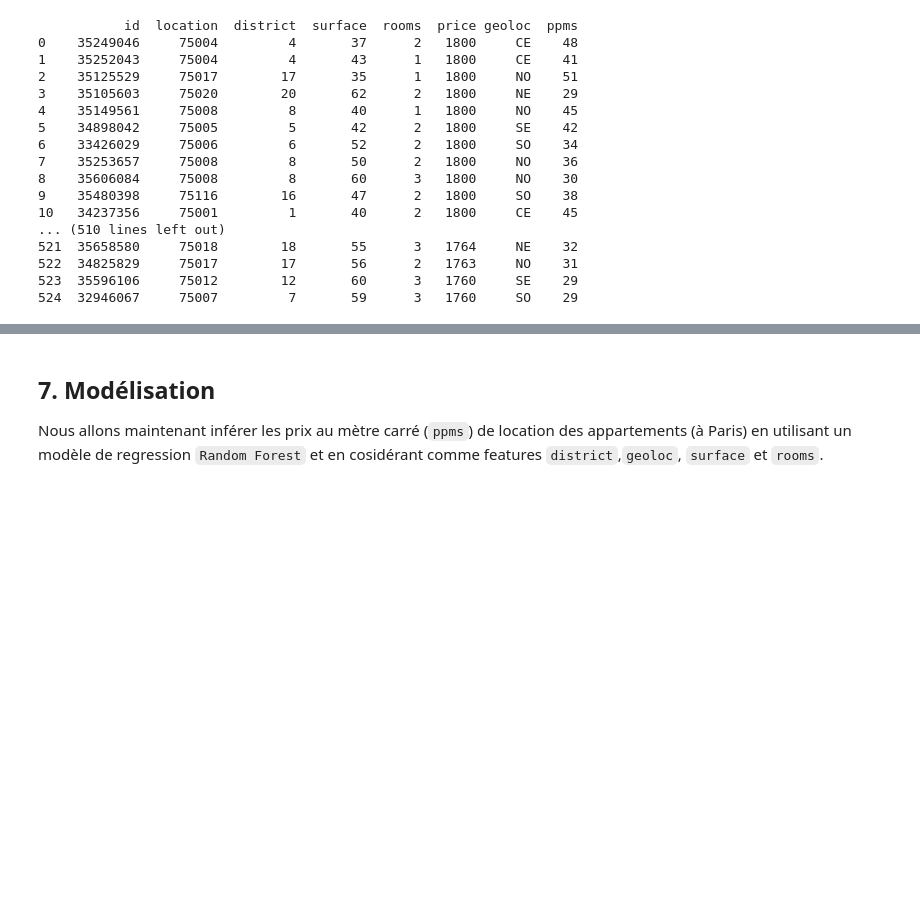
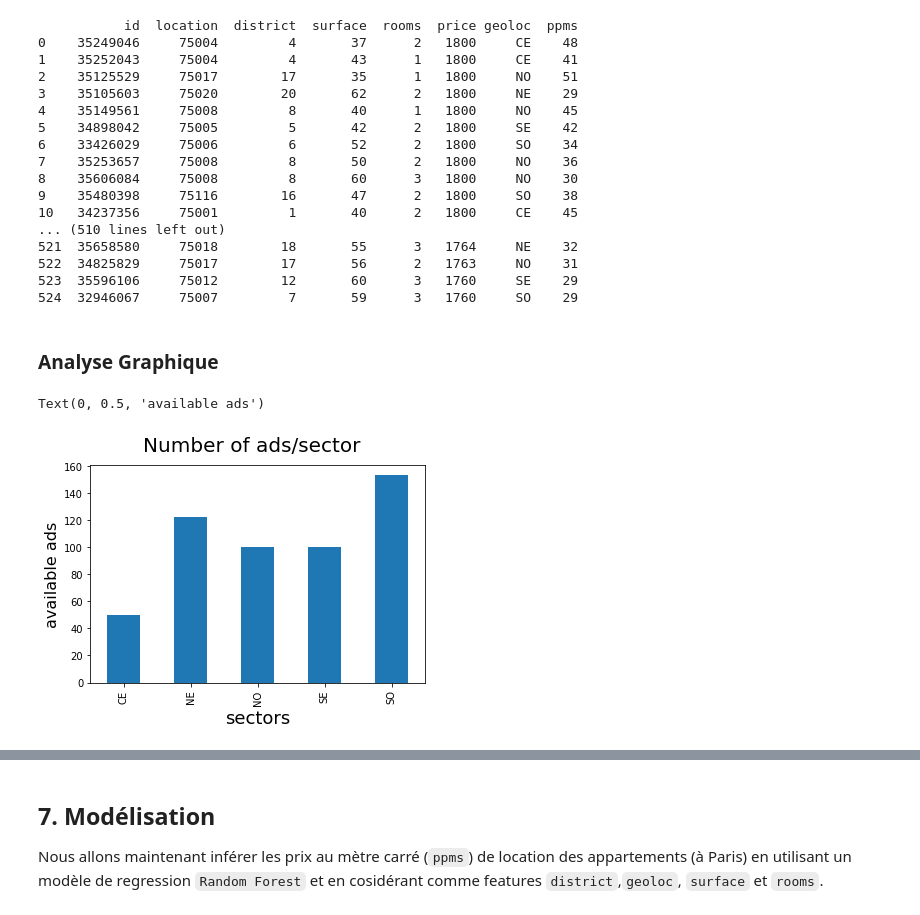
Before and after one commit to professeurr/dataquality, a Jupyter notebook: Klouvi Kodjo - Lab Assignment - Scrapping Information About Job Ads from the Web.ipynb, the cells around one changed output, grey strips where cells are left out. Drawn from its saved outputs; the diff is of its cells as text; code cells hidden in the pictures; blank space fills up the shorter version.

```diff
--- a/Klouvi Kodjo - Lab Assignment - Scrapping Information About Job Ads from the Web.ipynb
+++ b/Klouvi Kodjo - Lab Assignment - Scrapping Information About Job Ads from the Web.ipynb
@@ -556,3 +556,5 @@ print(df)
 522  34825829     75017        17       56      2   1763     NO    31
 523  35596106     75012        12       60      3   1760     SE    29
 524  32946067     75007         7       59      3   1760     SO    29
+# %% [markdown]
+### Analyse Graphique
@@ -558,0 +563,12 @@ print(df)
+# %%
+#df.plot(kind='scatter',x='surface',y='ppms',color='red')
+#plt.show()
+
+fig = plt.figure()
+df.groupby(['geoloc']).size().plot(kind='bar',stacked=True)
+fig.suptitle('Number of ads/sector', fontsize=20)
+plt.xlabel('sectors', fontsize=18)
+plt.ylabel('available ads', fontsize=16)
+# %% [output]
+Text(0, 0.5, 'available ads')
+[figure, added]
```
Also changed, not shown: parts of 3 cells of this notebook.
